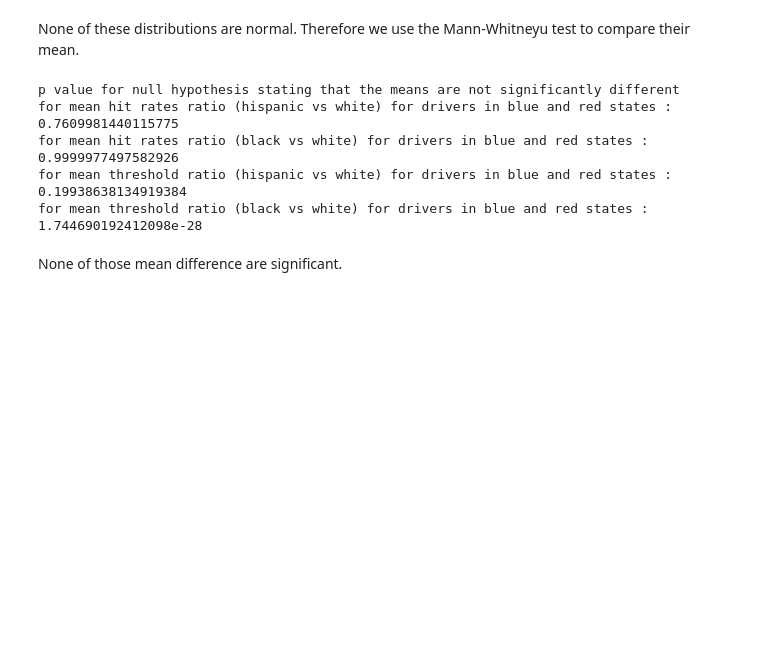
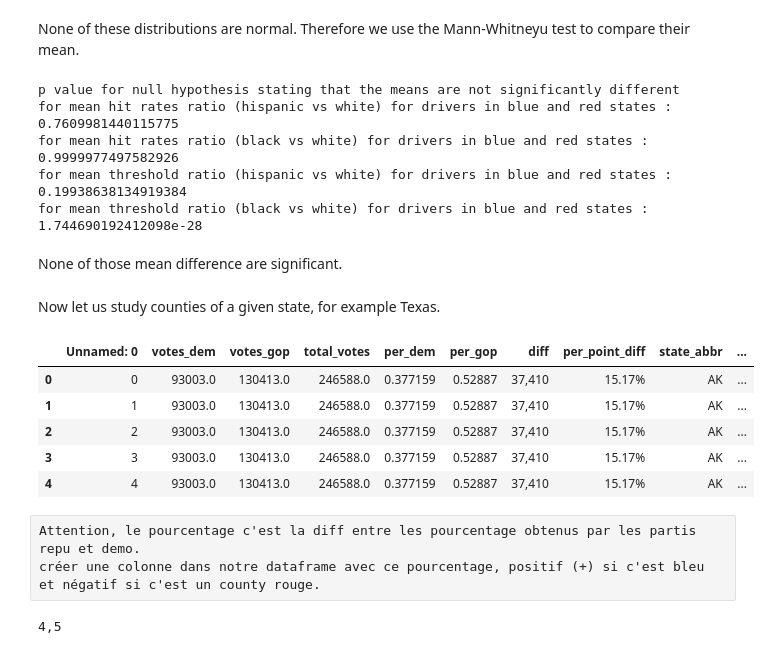
Before and after one commit to epfl-ada/ada-2020-project-milestone-p3-p3_halouma, a Jupyter notebook: Hannah.ipynb, the cells around one changed output. Cells and saved outputs as stored; diff of their text form; code cells hidden in the pictures; blank space fills up the shorter version.

```diff
--- a/Hannah.ipynb
+++ b/Hannah.ipynb
@@ -225,0 +260,16 @@ None of those mean difference are significant.
+# %% [markdown]
+Now let us study counties of a given state, for example Texas.
+# %%
+counties =  pd.read_csv('2016_US_County_Level_Presidential_Results.csv')
+counties = counties.dropna()
+counties.head()
+# %% [output]
+|  | Unnamed: 0 | votes_dem | votes_gop | total_votes | per_dem | per_gop | diff | per_point_diff | state_abbr | ... |
+| 0 | 0 | 93003.0 | 130413.0 | 246588.0 | 0.377159 | 0.52887 | 37,410 | 15.17% | AK | ... |
+| 1 | 1 | 93003.0 | 130413.0 | 246588.0 | 0.377159 | 0.52887 | 37,410 | 15.17% | AK | ... |
+| 2 | 2 | 93003.0 | 130413.0 | 246588.0 | 0.377159 | 0.52887 | 37,410 | 15.17% | AK | ... |
+| 3 | 3 | 93003.0 | 130413.0 | 246588.0 | 0.377159 | 0.52887 | 37,410 | 15.17% | AK | ... |
+| 4 | 4 | 93003.0 | 130413.0 | 246588.0 | 0.377159 | 0.52887 | 37,410 | 15.17% | AK | ... |
+# %% [raw]
+Attention, le pourcentage c'est la diff entre les pourcentage obtenus par les partis repu et demo.
+créer une colonne dans notre dataframe avec ce pourcentage, positif (+) si c'est bleu et négatif si c'est un county rouge.
@@ -225,0 +296,5 @@ None of those mean difference are significant.
+# %%
+x = '4,5'
+print(x)
+# %% [output]
+4,5
```
Also changed, not shown: parts of 6 cells of this notebook.
